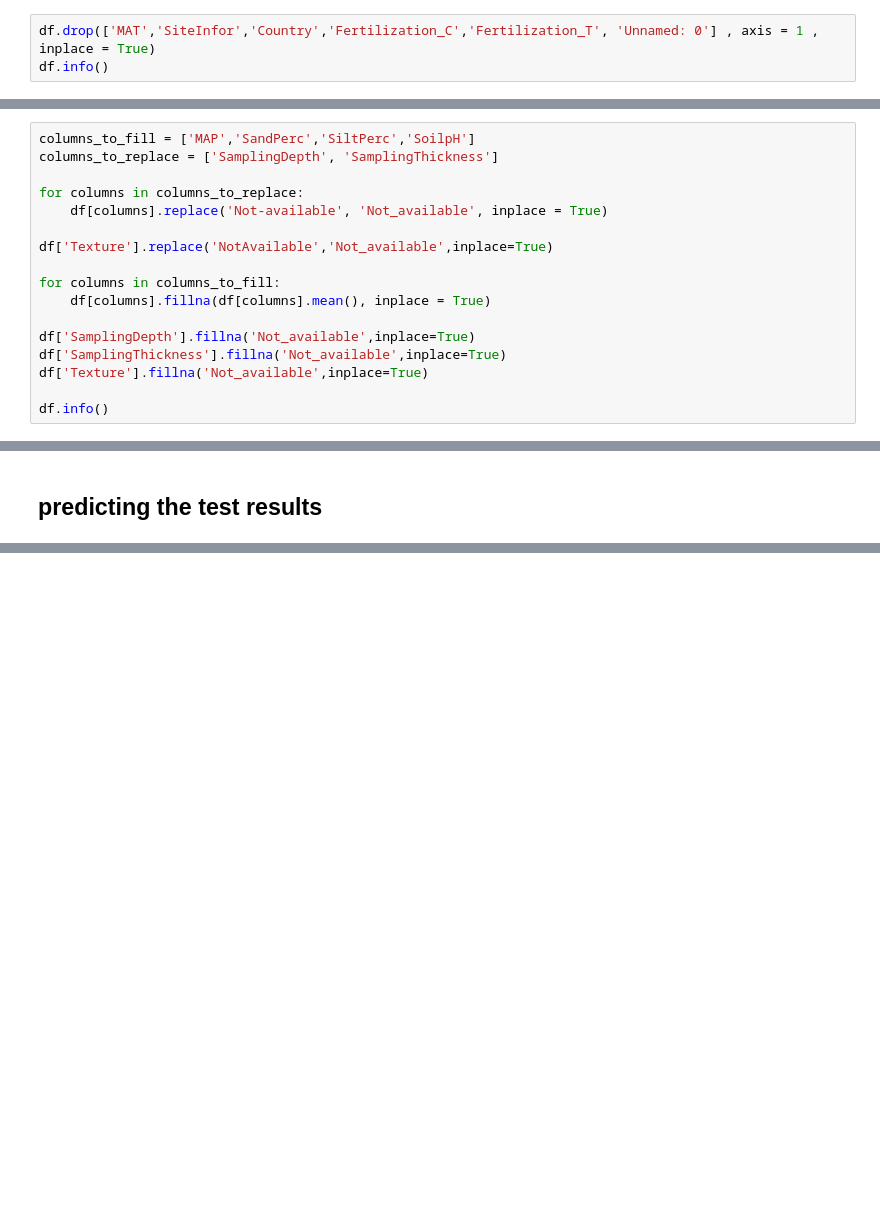
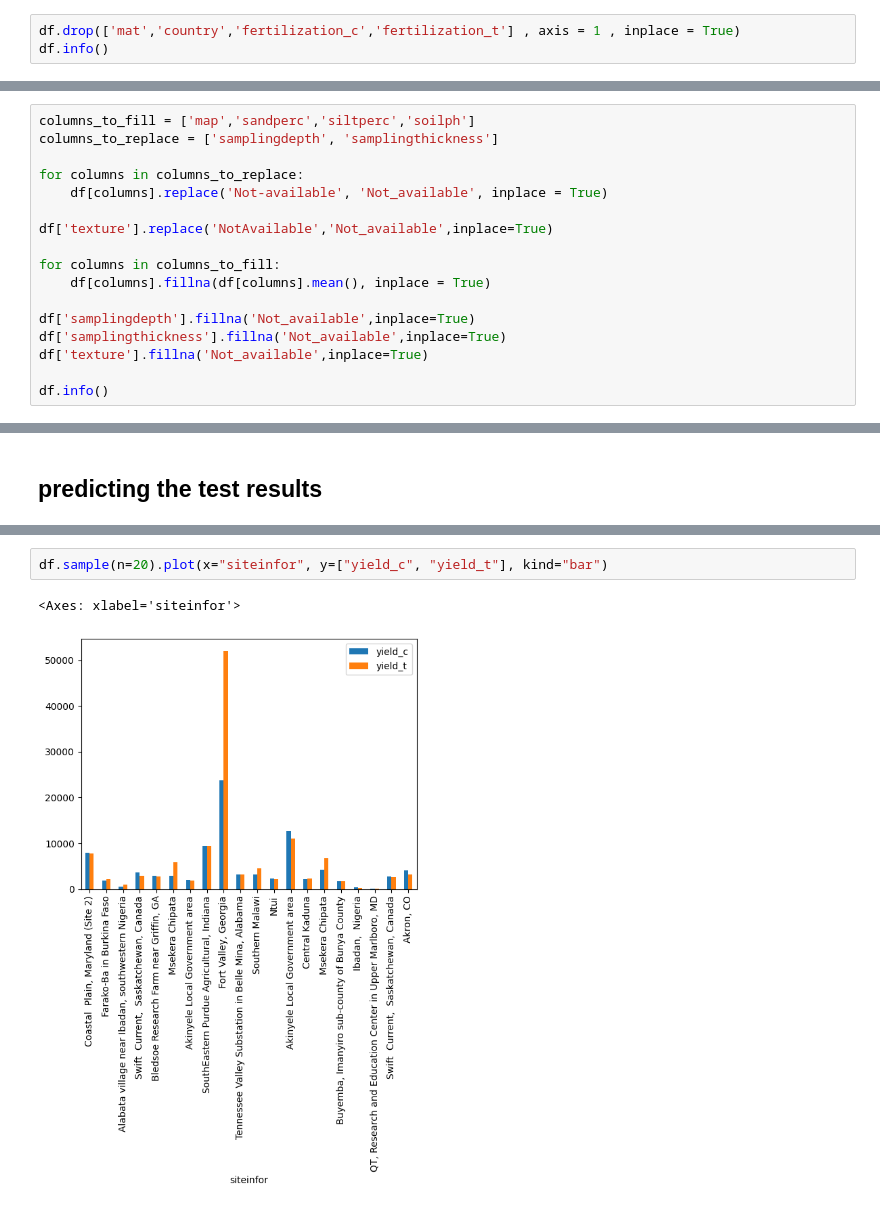
Before and after one commit to ugly-custard/GIS-farm-planner, a Jupyter notebook: yield_predictor.ipynb, the cells around one changed output, grey strips where cells are left out. Saved outputs shown, nothing was run; the diff lists cells and outputs as text; blank space fills up the shorter version.

```diff
--- a/yield_predictor.ipynb
+++ b/yield_predictor.ipynb
@@ -53,5 +53,5 @@ df.shape
 # %%
-df.drop(['MAT','SiteInfor','Country','Fertilization_C','Fertilization_T', 'Unnamed: 0'] , axis = 1 , inplace = True)
+df.drop(['mat','country','fertilization_c','fertilization_t'] , axis = 1 , inplace = True)
 df.info()
 # %% [output]
 <class 'pandas.core.frame.DataFrame'>
@@ -74,18 +74,18 @@ memory usage: 290.6+ KB
 # %%
-columns_to_fill = ['MAP','SandPerc','SiltPerc','SoilpH']
-columns_to_replace = ['SamplingDepth', 'SamplingThickness']
+columns_to_fill = ['map','sandperc','siltperc','soilph']
+columns_to_replace = ['samplingdepth', 'samplingthickness']
 
 for columns in columns_to_replace:
     df[columns].replace('Not-available', 'Not_available', inplace = True)
 
-df['Texture'].replace('NotAvailable','Not_available',inplace=True)
+df['texture'].replace('NotAvailable','Not_available',inplace=True)
 
 for columns in columns_to_fill:
     df[columns].fillna(df[columns].mean(), inplace = True)
 
-df['SamplingDepth'].fillna('Not_available',inplace=True)
-df['SamplingThickness'].fillna('Not_available',inplace=True)
-df['Texture'].fillna('Not_available',inplace=True)
+df['samplingdepth'].fillna('Not_available',inplace=True)
+df['samplingthickness'].fillna('Not_available',inplace=True)
+df['texture'].fillna('Not_available',inplace=True)
 
 df.info()
 # %% [output]
@@ -190,0 +211,5 @@ Overall R2: 0.7960647812643242
+# %%
+df.sample(n=20).plot(x="siteinfor", y=["yield_c", "yield_t"], kind="bar")
+# %% [output]
+<Axes: xlabel='siteinfor'>
+[figure, added]
```
Also changed, not shown: parts of 10 cells of this notebook.
